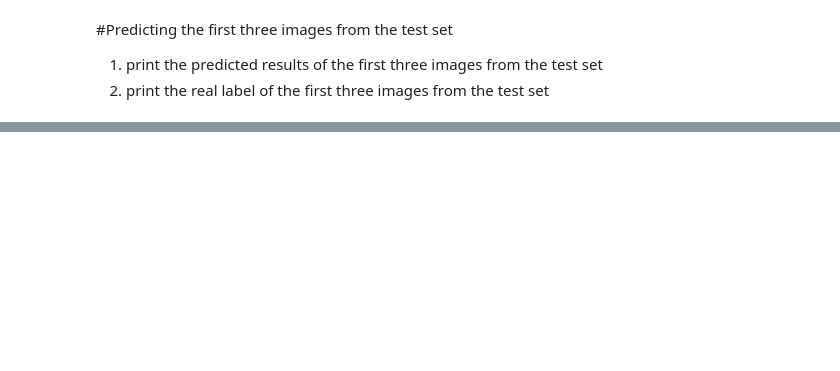
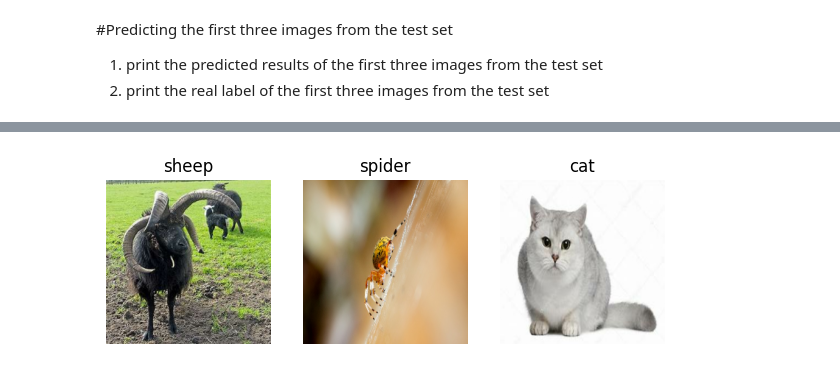
Before and after one commit to mauwrq/final_project_cecs456, a Jupyter notebook: final_project_cecs456.ipynb, the cells around one changed output, grey strips where cells are left out. Cells and saved outputs as stored; diff of their text form; code cells hidden in the pictures; blank space fills up the shorter version.

```diff
--- a/final_project_cecs456.ipynb
+++ b/final_project_cecs456.ipynb
@@ -176,0 +380,15 @@ plt.show()
+# %%
+plt.figure(figsize=(7.2, 2.4))
+for index, image in enumerate(X_new_t):
+    plt.subplot(1, 3, index + 1)
+
+    img = image / 255.0
+
+    plt.imshow(img)
+    plt.axis('off')
+    plt.title(class_names[y_pred_t[index]], fontsize=12)
+
+plt.subplots_adjust(wspace=0.2, hspace=0.5)
+plt.show()
+# %% [output]
+[figure, added]
```
Also changed, not shown: parts of 28 cells of this notebook.
